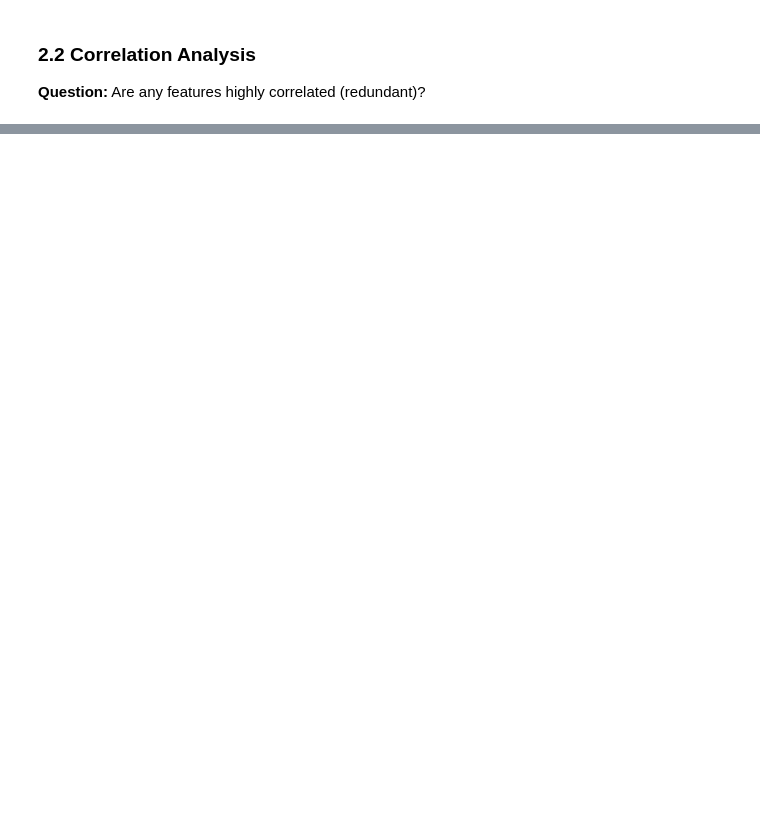
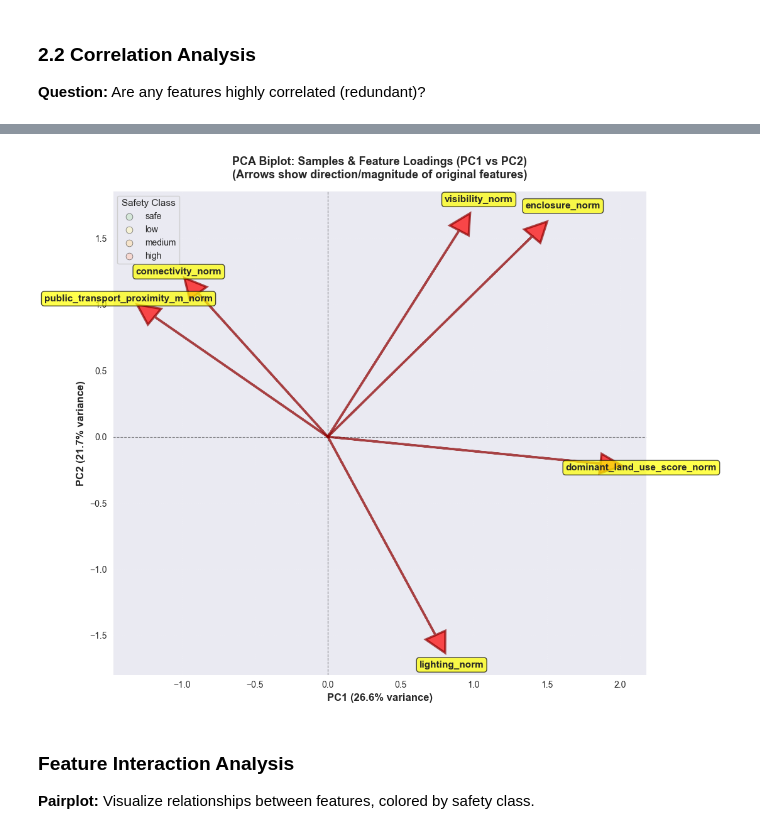
Before and after one commit to modnas-m/MaCAD26-G01-DataEncoding, a Jupyter notebook: notebooks/03_PCA.ipynb, the cells around one changed output, grey strips where cells are left out. Saved outputs shown, nothing was run; the diff lists cells and outputs as text; code cells hidden in the pictures; blank space fills up the shorter version.

```diff
--- a/notebooks/03_PCA.ipynb
+++ b/notebooks/03_PCA.ipynb
@@ -243,0 +479,77 @@ plt.show()
+# %%
+# Prepare biplot data
+biplot_df = pd.DataFrame(
+    X_pca_full[:, :2],
+    columns=['PC1', 'PC2']
+)
+biplot_df['safety_class'] = y.reset_index(drop=True)
+
+# Create biplot
+fig, ax = plt.subplots(figsize=(11, 9))
+
+# Plot samples by class
+colors_map = {'safe': '#C8E6C9', 'low': '#FFF9C4', 'medium': '#FFE0B2', 'high': '#FFCCBC'}
+for safety_class in ['safe', 'low', 'medium', 'high']:
+    mask = biplot_df['safety_class'] == safety_class
+    ax.scatter(
+        biplot_df.loc[mask, 'PC1'],
+        biplot_df.loc[mask, 'PC2'],
+        label=safety_class,
+        color=colors_map.get(safety_class, 'gray'),
+        alpha=0.6,
+        s=60,
+        edgecolors='black',
+        linewidth=0.5
+    )
+
+# Plot loading vectors (arrows)
+n_features = pca_full.components_.shape[1]
+arrow_scale = 3  # Adjust for visibility
+loadings_2pc = pca_full.components_[:2, :]
+
+for i, feature in enumerate(FEATURE_COLS):
+    ax.arrow(
+        0, 0,
+        arrow_scale * loadings_2pc[0, i],
+        arrow_scale * loadings_2pc[1, i],
+        head_width=0.15,
+        head_length=0.15,
+        fc='red',
+        ec='darkred',
+        alpha=0.7,
+        linewidth=2.5,
+        zorder=3
+    )
+
+    # Label arrows
+    ax.text(
+        arrow_scale * loadings_2pc[0, i] * 1.15,
+        arrow_scale * loadings_2pc[1, i] * 1.15,
+        feature,
+        fontsize=11,
+        fontweight='bold',
+        ha='center',
+        va='center',
+        bbox=dict(boxstyle='round,pad=0.3', facecolor='yellow', alpha=0.7, edgecolor='black')
+    )
+
+# Formatting
+ax.axhline(y=0, color='k', linestyle='--', linewidth=0.8, alpha=0.5)
+ax.axvline(x=0, color='k', linestyle='--', linewidth=0.8, alpha=0.5)
+ax.grid(True, alpha=0.2, linestyle=':')
+
+ax.set_xlabel(f'PC1 ({explained_variance_ratio[0]:.1%} variance)', fontsize=12, fontweight='bold')
+ax.set_ylabel(f'PC2 ({explained_variance_ratio[1]:.1%} variance)', fontsize=12, fontweight='bold')
+ax.set_title('PCA Biplot: Samples & Feature Loadings (PC1 vs PC2)\n(Arrows show direction/magnitude of original features)',
+             fontsize=13, fontweight='bold', pad=15)
+ax.legend(title='Safety Class', fontsize=10, title_fontsize=11, loc='best', framealpha=0.9)
+ax.spines[['top', 'right']].set_visible(False)
+
+plt.tight_layout()
+plt.show()
+# %% [output]
+[figure, added]
+# %% [markdown]
+### Feature Interaction Analysis
+
+**Pairplot:** Visualize relationships between features, colored by safety class.
```
Also changed, not shown: parts of 18 cells of this notebook, 4 other files.
